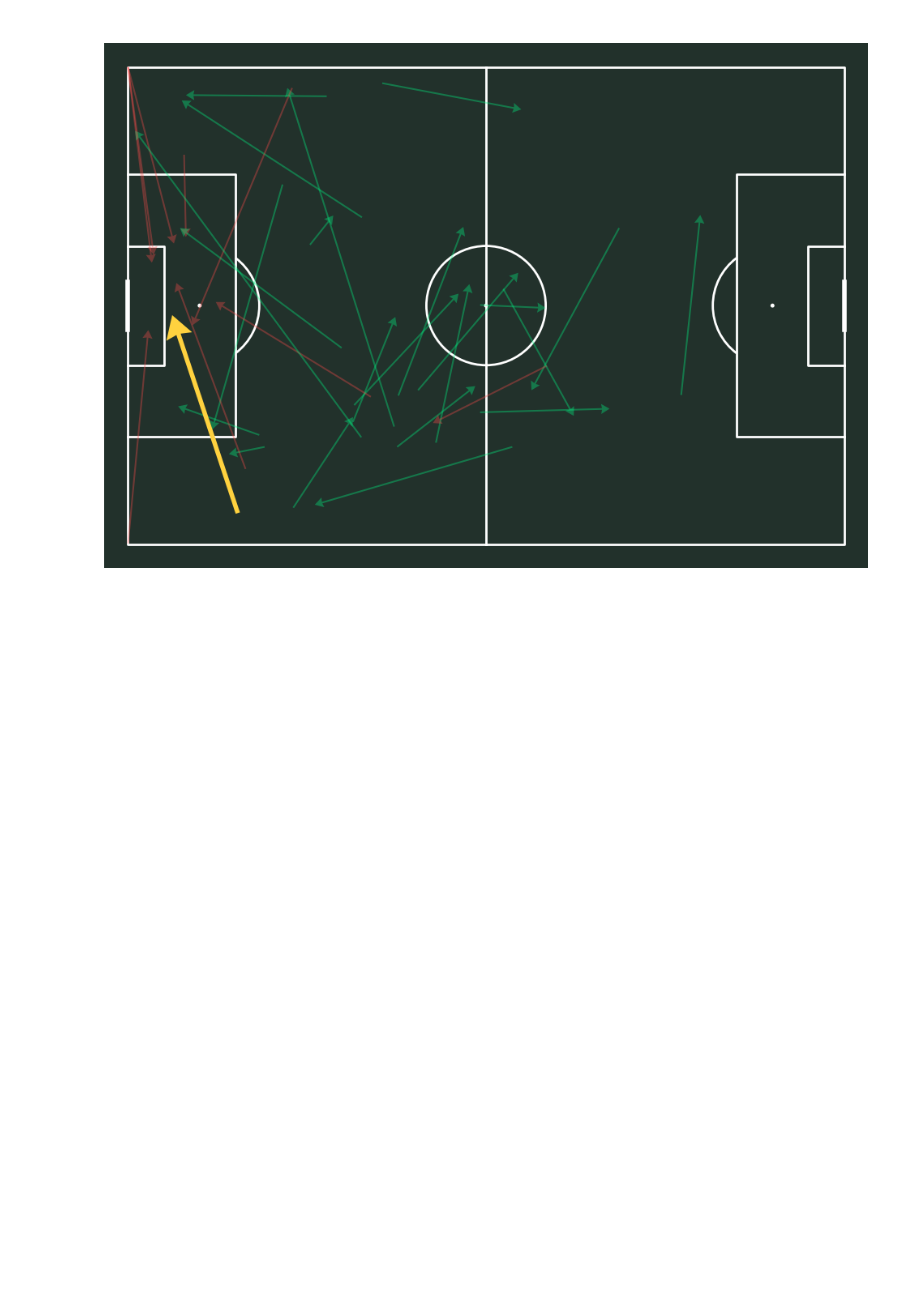
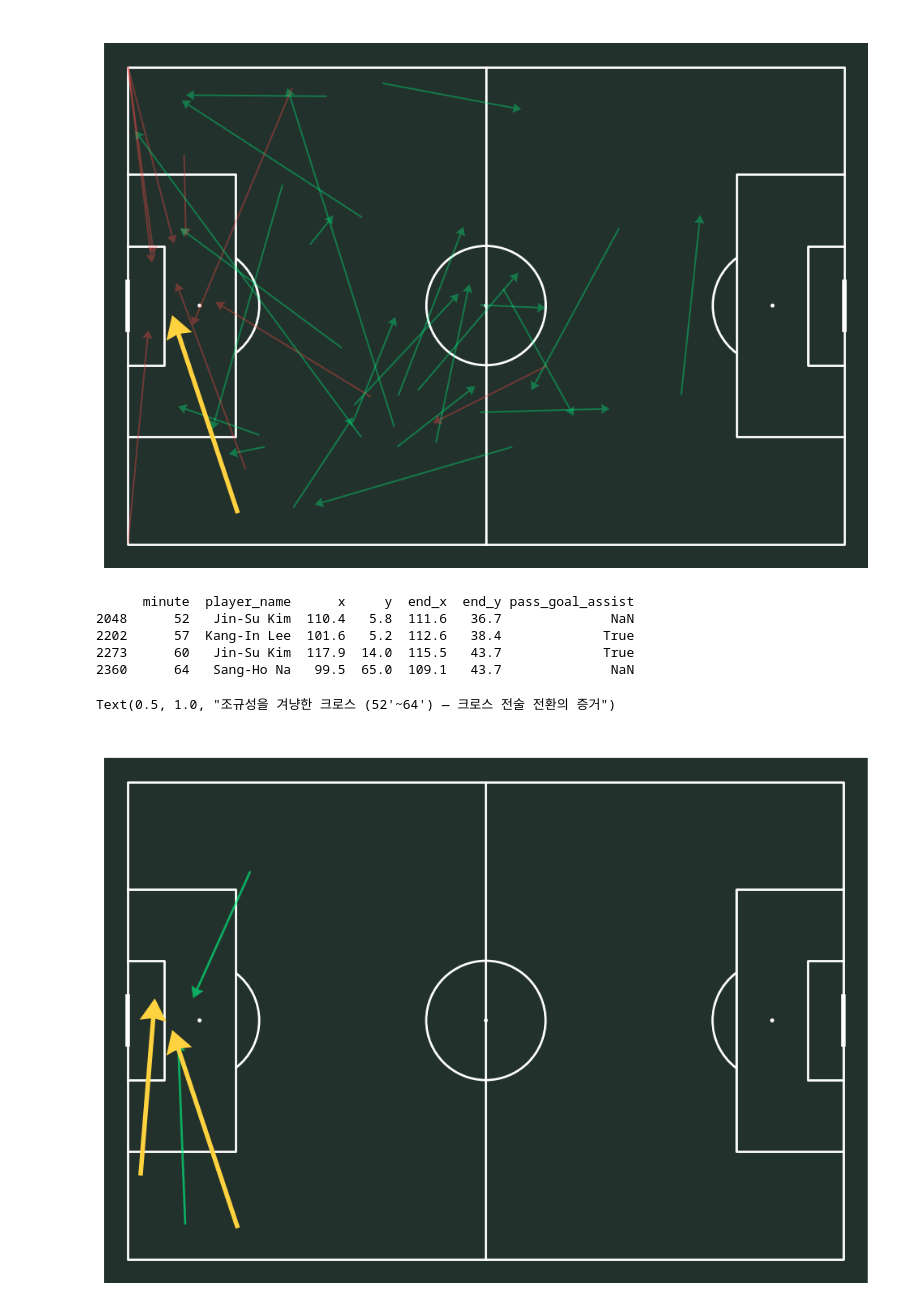
Before and after one commit to 0jyyyyy/Soccer_Lens, a Jupyter notebook: Tactics_lab/World_cup/2022/korea_ghana.ipynb, the cells around one changed output. Cells and saved outputs as stored; diff of their text form; code cells hidden in the pictures; blank space fills up the shorter version.

```diff
--- a/Tactics_lab/World_cup/2022/korea_ghana.ipynb
+++ b/Tactics_lab/World_cup/2022/korea_ghana.ipynb
@@ -441,3 +442,37 @@ ax.set_title("이강인 패스맵 — 조규성 골 어시스트 강조", color=
 2202      57  Kang-In Lee        Gue-Sung Cho
 Text(0.5, 1.0, '이강인 패스맵 — 조규성 골 어시스트 강조')
 [figure]
+# %%
+# 조규성에게 온 크로스 전체 모아보기
+cho_targeted_crosses = df_kor_event[
+    (df_kor_event['period'] == 2) &
+    (df_kor_event['type_name'] == 'Pass') &
+    (df_kor_event['pass_recipient_name'] == 'Gue-Sung Cho') &
+    (df_kor_event['pass_cross'] == True)
+]
+
+print(cho_targeted_crosses[['minute', 'player_name', 'x', 'y', 'end_x', 'end_y', 'pass_goal_assist']])
+# %% [output]
+      minute  player_name      x     y  end_x  end_y pass_goal_assist
+2048      52   Jin-Su Kim  110.4   5.8  111.6   36.7              NaN
+2202      57  Kang-In Lee  101.6   5.2  112.6   38.4             True
+2273      60   Jin-Su Kim  117.9  14.0  115.5   43.7             True
+2360      64   Sang-Ho Na   99.5  65.0  109.1   43.7              NaN
+# %%
+# 조규성에게 온 4개의 크로스
+pitch = Pitch(pitch_type='statsbomb', pitch_color='#22312b', line_color='white')
+fig, ax = pitch.draw(figsize=(10, 7))
+
+for idx, row in cho_targeted_crosses.iterrows():
+    is_goal = row['pass_goal_assist'] == True
+    color = '#ffd23f' if is_goal else '#00ff88'
+    width = 4 if is_goal else 2
+    alpha = 1.0 if is_goal else 0.6
+
+    pitch.arrows(120-row['x'], 80-row['y'], 120-row['end_x'], 80-row['end_y'],
+                 color=color, width=width, headwidth=6, ax=ax, alpha=alpha, zorder=5 if is_goal else 2)
+
+ax.set_title("조규성을 겨냥한 크로스 (52'~64') — 크로스 전술 전환의 증거", color='white', fontsize=13)
+# %% [output]
+Text(0.5, 1.0, "조규성을 겨냥한 크로스 (52'~64') — 크로스 전술 전환의 증거")
+[figure, added]
```
Also changed, not shown: parts of 3 cells of this notebook.
